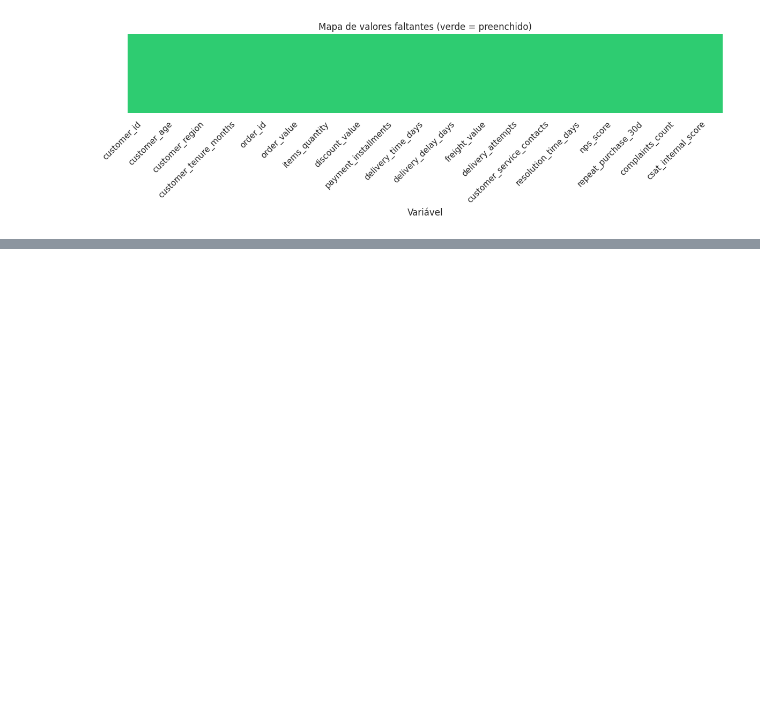
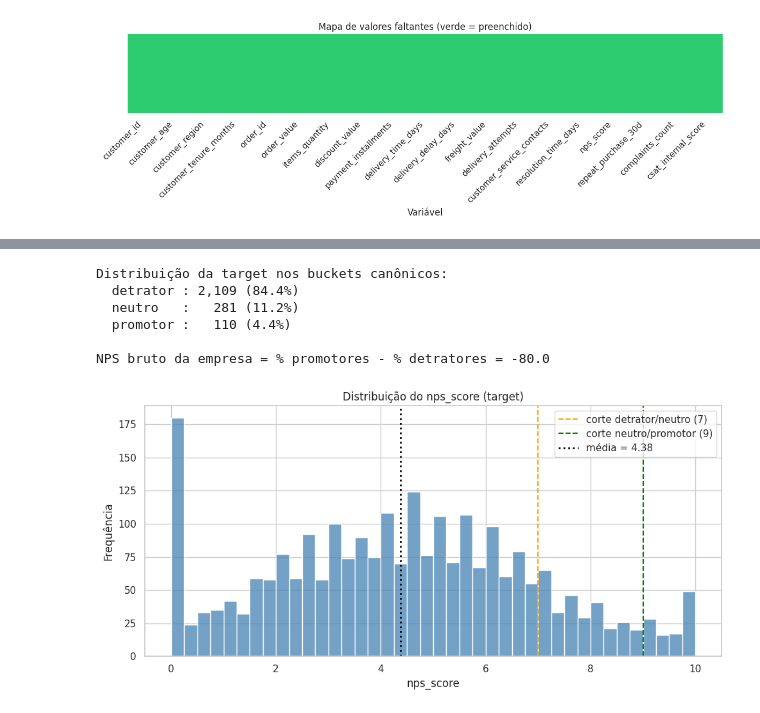
Before and after one commit to guillecosme/fiap-ai-scientist-tech-challange-fase-01, a Jupyter notebook: notebooks/02_data_understanding.ipynb, the cells around one changed output, grey strips where cells are left out. Drawn from its saved outputs; the diff is of its cells as text; code cells hidden in the pictures; blank space fills up the shorter version.

Commit message:
notebook 02: perfil das variaveis e analise da target

```diff
--- a/notebooks/02_data_understanding.ipynb
+++ b/notebooks/02_data_understanding.ipynb
@@ -214,0 +251,53 @@ plt.show()
+# %%
+# Categorização nos buckets canônicos do NPS
+def classificar_nps(nota: float) -> str:
+    """Aplica a regra canônica do NPS: detrator (0-6), neutro (7-8), promotor (9-10).
+
+    Como o nps_score está em float, usamos < 7 e < 9 como cortes para preservar
+    a regra clássica (cliente com 6.9 ainda é detrator; com 7.0 vira neutro).
+    """
+    if nota < 7:
+        return "detrator"
+    elif nota < 9:
+        return "neutro"
+    else:
+        return "promotor"
+
+categorias = dados["nps_score"].apply(classificar_nps)
+contagem = categorias.value_counts()
+percentual = categorias.value_counts(normalize=True) * 100
+
+# Ordenação fixa para leitura (detrator, neutro, promotor)
+ordem = ["detrator", "neutro", "promotor"]
+print("Distribuição da target nos buckets canônicos:")
+for cat in ordem:
+    n = contagem.get(cat, 0)
+    p = percentual.get(cat, 0)
+    print(f"  {cat:9s}: {n:5,} ({p:.1f}%)")
+
+# NPS bruto: % promotores - % detratores
+nps_bruto = percentual.get("promotor", 0) - percentual.get("detrator", 0)
+print(f"\nNPS bruto da empresa = % promotores - % detratores = {nps_bruto:.1f}")
+
+# Histograma da target com linhas verticais marcando os cortes canônicos e a média
+media_nps = dados["nps_score"].mean()
+fig, eixo = plt.subplots(figsize=(10, 5))
+sns.histplot(data=dados, x="nps_score", bins=40, ax=eixo, color="steelblue", edgecolor="white")
+eixo.axvline(7, color="orange", linestyle="--", label="corte detrator/neutro (7)")
+eixo.axvline(9, color="green", linestyle="--", label="corte neutro/promotor (9)")
+eixo.axvline(media_nps, color="black", linestyle=":", linewidth=2, label=f"média = {media_nps:.2f}")
+eixo.set_title("Distribuição do nps_score (target)")
+eixo.set_xlabel("nps_score")
+eixo.set_ylabel("Frequência")
+eixo.legend()
+fig.tight_layout()
+fig.savefig(PASTA_FIGURAS / "2_3_distribuicao_nps_score.png", dpi=120, bbox_inches="tight")
+plt.show()
+# %% [output]
+Distribuição da target nos buckets canônicos:
+  detrator : 2,109 (84.4%)
+  neutro   :   281 (11.2%)
+  promotor :   110 (4.4%)
+
+NPS bruto da empresa = % promotores - % detratores = -80.0
+[figure, added]
```
Also changed, not shown: parts of 29 cells of this notebook, 8 other files.
